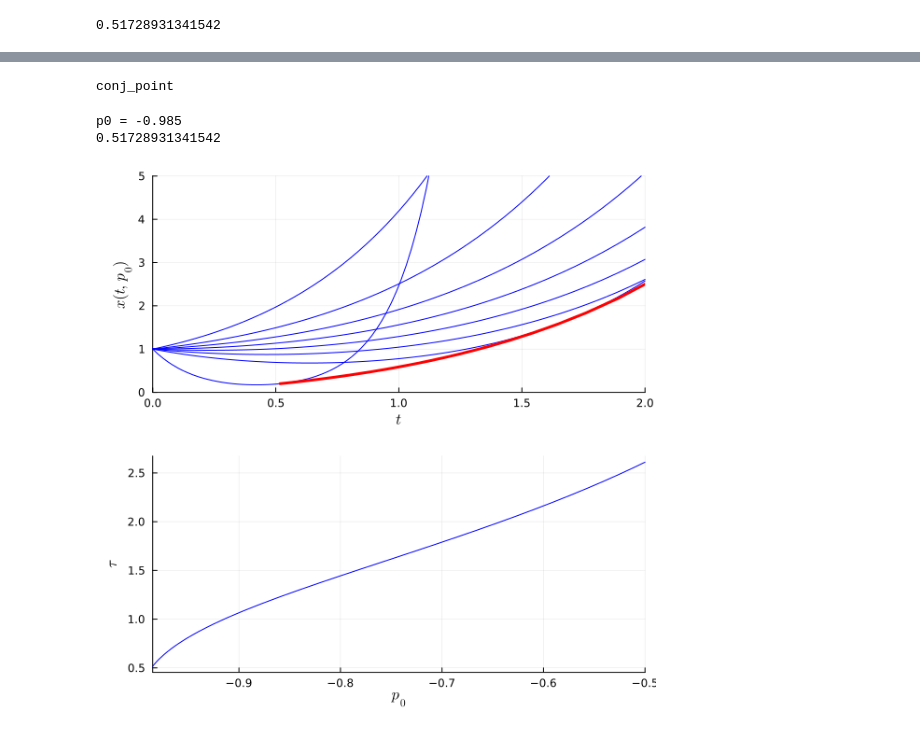
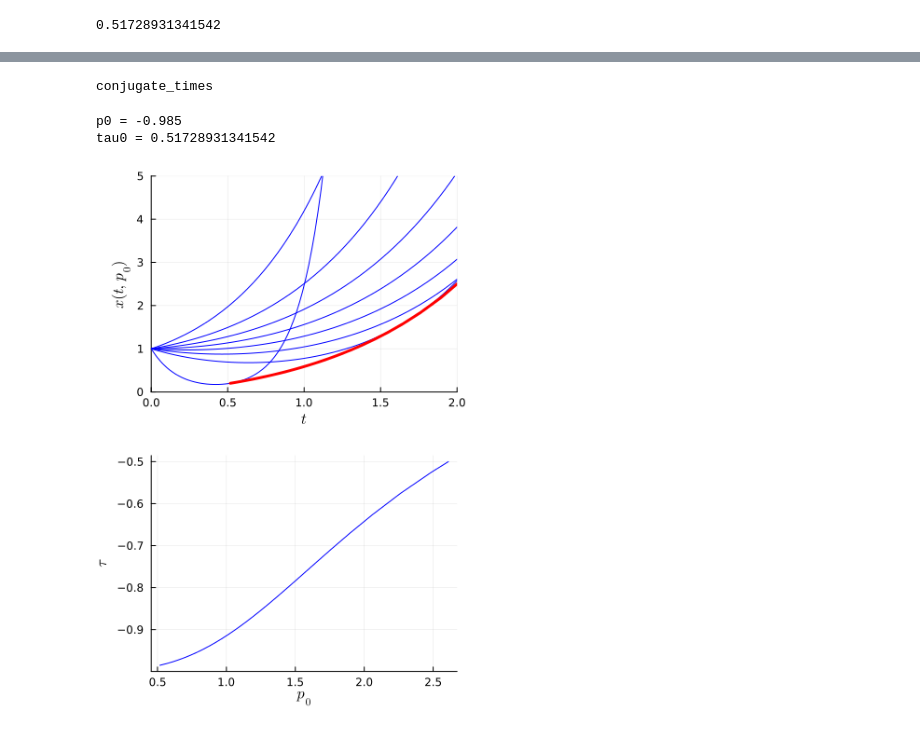
Before and after one commit to control-toolbox/Kupka, a Jupyter notebook: min-area.ipynb, the cells around one changed output, grey strips where cells are left out. Saved outputs shown, nothing was run; the diff lists cells and outputs as text; code cells hidden in the pictures.

```diff
--- a/min-area.ipynb
+++ b/min-area.ipynb
@@ -161,7 +158,7 @@ $$\delta z(t,x_0,p_0)=\dfrac{\partial z}{\partial p_0}z(t,x_0,p_0)$$
 π((x, p)) = x
 
 function flow_jacobi(t, t0, x0, p0)
-    flow_p0(p_0) = (π ∘ ocp_flow)(t0, x0, p_0, t, reltol=1e-10, abstol=1e-10)
-    return ForwardDiff.derivative(flow_p0, p0)
+    x(p_0) = (π ∘ ocp_flow)(t0, x0, p_0, t)
+    return ForwardDiff.derivative(x, p0)
 end
 # %% [output]
@@ -253,0 +223,7 @@ rhs_path
+# %%
+# conjugate points by path following
+function conjugate_times_rhs_path(tau, p0)
+    F(tau, p0) = flow_jacobi(tau, t0, x0, p0)
+    dF = ForwardDiff.gradient(y -> F(y[1], y[2]), [tau, p0])
+    return -dF[2]/dF[1]
+end
@@ -255,39 +233,41 @@ rhs_path
 """
    Compute the conjugate times by path by integration of the (IVP_conj.points) problem
 """
-function conj_point(p0span, tau0)
-    #
-    pb = ODEProblem(rhs_path,[tau0],p0span,[1.])
-    sol = DifferentialEquations.solve(pb, reltol = 1e-8, abstol = 1e-8)
-    return sol
+function conjugate_times(p0span, tau0)
+    ode = ODEProblem((tau, par, p0) -> conjugate_times_rhs_path(tau, p0), tau0, p0span)
+    sol = DifferentialEquations.solve(ode, reltol=1e-8, abstol=1e-8)
+    return sol.u, sol.t # taus, p0s
 end
 # %% [output]
-conj_point
+conjugate_times
 # %%
+# conjugate locus
+println("p0 = ", p0)
+println("tau0 = ", tau0)
 
-# conjugate point
+taus, p0s = conjugate_times((p0, -0.5), tau0)
 
-println("p0 = ", p0)
-println(tau0)
+# plot tau(p0)
+plt_conj_times = plot(taus, p0s, xlabel = L"p_0", ylabel = L"\tau", color=color_trajectory)
 
-p0span = (p0, -0.5)
-sol = conj_point(p0span,tau0)
-plt_conj_point = plot(sol,xlabel = L"p_0", ylabel = L"\tau",color=color_trajectory)
-TT = sol.u              # conjugate times
-nb_t = length(sol.t)
-T = zeros(nb_t)
-X = zeros(nb_t)
-for i in 1:nb_t
-    T[i] = TT[i][1]      # τ
-                         # sol.t[i] = p0
-    X[i] = ocp_flow((t0, T[i][1]), x0, sol.t[i], reltol = 1e-8, abstol = 1e-8, saveat = Δt).ode_sol[1,end] # state at the conjugate time
+# get conjugate points
+X = []
+for (tau, p0) ∈ zip(taus, p0s)
+    # compute x(tau, p0)
+    x = (π ∘ ocp_flow)(t0, x0, p0, tau)
+    push!(X, x)
 end
 
-plot!(plt_x,T,X,linewidth=3,color = :red, legend=false, xlims=(0.,2.0), ylims=(0.,5.))
-plt_conj2 = plot(plt_x,plt_conj_point,layout = (2,1),legend=false,size=(600,600))
+# plot conjugate points on plt_x
+plot!(plt_x, taus, X, linewidth=3, color=:red, legend=false, xlims=(0.,2.0), ylims=(0.,5.))
+
+#
+plt_conj2 = plot(plt_x, plt_conj_times, layout=(2,1), legend=false, size=(400,600))
+
+#
 Plots.pdf(plt_conj2, "./fig-example1/fig4_example1.pdf")
 plot(plt_conj2)
 # %% [output]
 p0 = -0.985
-0.51728931341542
+tau0 = 0.51728931341542
-[figure, old version]
+[figure, new version]
```
Also changed, not shown: parts of 13 cells of this notebook, 4 other files.
